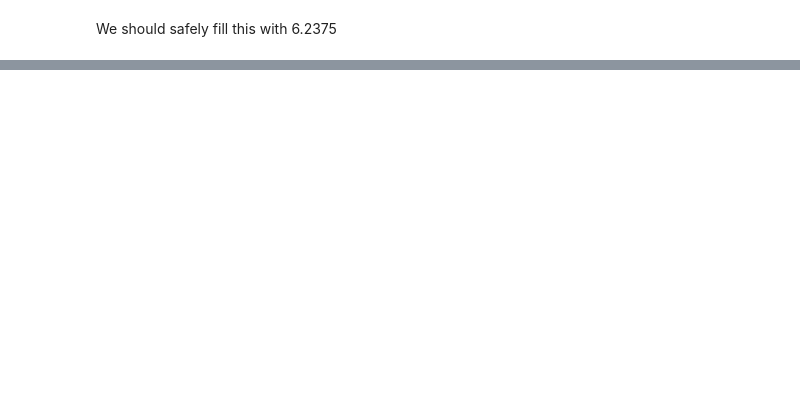
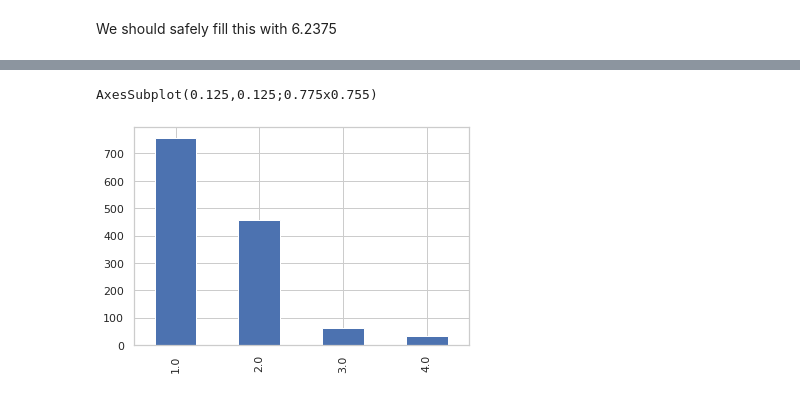
Before and after one commit to MajorCode869/Titanic_ML, a Jupyter notebook: predictive-analysis.ipynb, the cells around one changed output, grey strips where cells are left out. Drawn from its saved outputs; the diff is of its cells as text; code cells hidden in the pictures; blank space fills up the shorter version.

```diff
--- a/predictive-analysis.ipynb
+++ b/predictive-analysis.ipynb
@@ -454,0 +504,5 @@ Name: Fare, Length: 1309, dtype: float64
+# %%
+
+#now we can safely, remove the cabin feature.
+df_all.drop('Cabin',axis=1,inplace=True)
+df_all.isnull().sum()
@@ -454,0 +543,4 @@ Name: Fare, Length: 1309, dtype: float64
+# %%
+name=df_all.Name.to_list()
+type(name[0])
+df_all['Title']=[s.split('.')[0].split(',')[-1].strip() for s in name]
@@ -454,0 +576,7 @@ Name: Fare, Length: 1309, dtype: float64
+# %%
+# Encoding this feature will be of great help
+print(df_all['Title'].map({'Mr':1,'Miss':2,'Mrs':2,'Master':3}).fillna(4).value_counts().plot(kind='bar'))
+df_all['Title']=df_all['Title'].map({'Mr':1,'Miss':2,'Mrs':2,'Master':3}).fillna(4)
+# %% [output]
+AxesSubplot(0.125,0.125;0.775x0.755)
+[figure, added]
```
Also changed, not shown: parts of 55 cells of this notebook.
